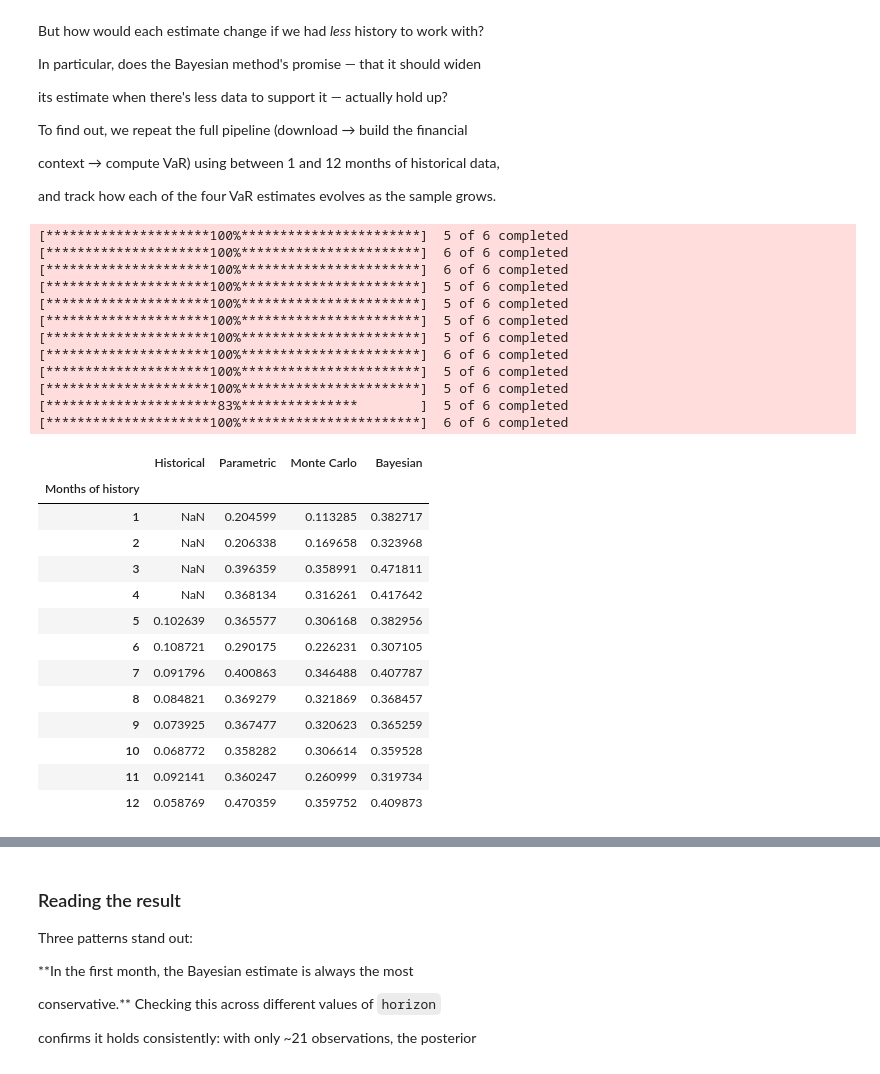
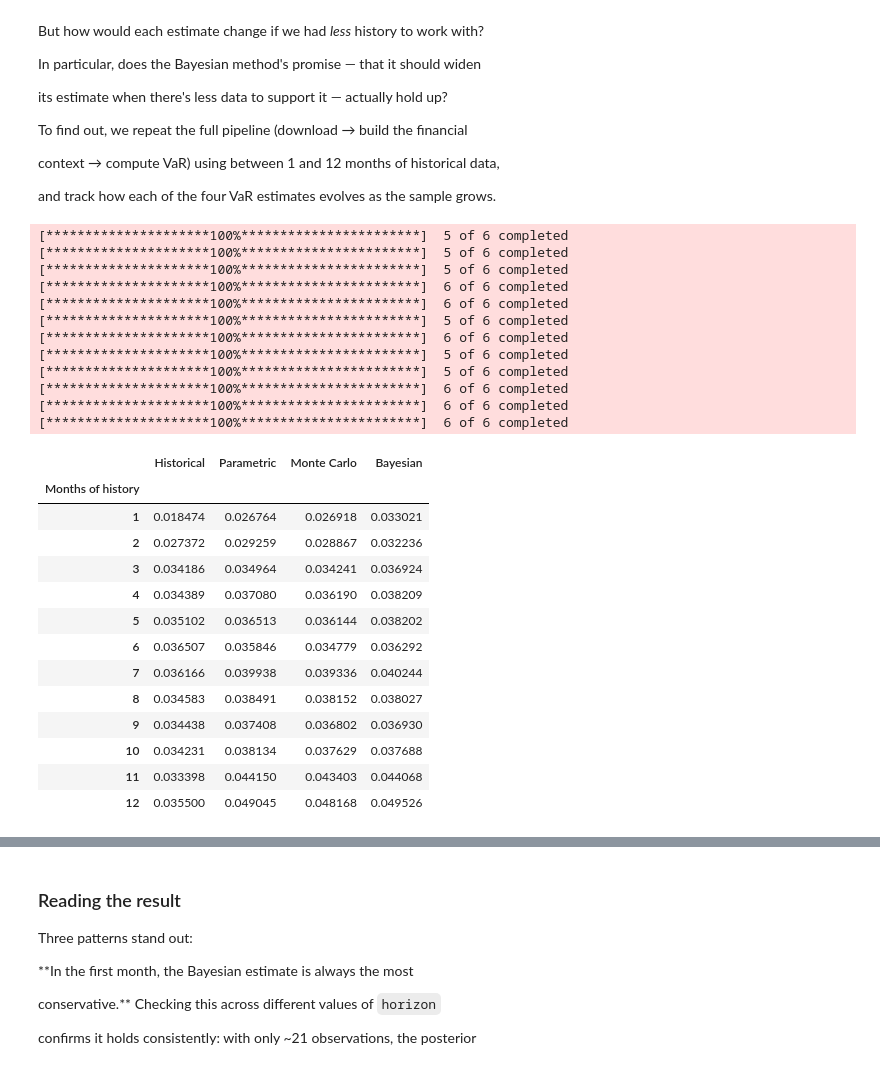
Before and after one commit to ANanniniS/VaR-computation-tools, a Jupyter notebook: notebooks/walkthrough.ipynb, the cells around one changed output, grey strips where cells are left out. Drawn from its saved outputs; the diff is of its cells as text; code cells hidden in the pictures.

```diff
--- a/notebooks/walkthrough.ipynb
+++ b/notebooks/walkthrough.ipynb
@@ -327,56 +538,56 @@ from data_loader import download_prices
 from var_methods import FinancialContext
 
 
-horizon = 100
+horizon = 1
 N = 10000
 months_range = range(1, 13)
 var_results = {"Historical": [], "Parametric": [], "Monte Carlo": [], "Bayesian": []}
 
 for m in months_range:
     period = f"{m}mo"
 
     prices_m = download_prices(period=period)
     path = f"../data/precios_{m}mo.csv"
     prices_m.to_csv(path)
 
     fc_m = FinancialContext(path)
     portfolio = np.array([25_000] * fc_m.N_tickers)
 
     var_results["Historical"].append(fc_m.historical_VaR(portfolio, horizon=horizon, verbose=False, plot=False))
     var_results["Parametric"].append(fc_m.parametric_VaR(portfolio, horizon=horizon, verbose=False, plot=False))
     var_results["Monte Carlo"].append(fc_m.montecarlo_VaR(portfolio, horizon=horizon, N=N, verbose=False, plot=False))
     var_results["Bayesian"].append(fc_m.bayesian_VaR(portfolio, horizon=horizon, N=N, verbose=False, plot=False))
 
 results_df = pd.DataFrame(var_results, index=list(months_range))
 results_df.index.name = "Months of history"
 results_df
 # %% [output]
+[*********************100%***********************]  5 of 6 completed
+[*********************100%***********************]  5 of 6 completed
 [*********************100%***********************]  5 of 6 completed
 [*********************100%***********************]  6 of 6 completed
 [*********************100%***********************]  6 of 6 completed
 [*********************100%***********************]  5 of 6 completed
-[*********************100%***********************]  5 of 6 completed
+[*********************100%***********************]  6 of 6 completed
 [*********************100%***********************]  5 of 6 completed
 [*********************100%***********************]  5 of 6 completed
 [*********************100%***********************]  6 of 6 completed
-[*********************100%***********************]  5 of 6 completed
-[*********************100%***********************]  5 of 6 completed
-[**********************83%***************        ]  5 of 6 completed
 [*********************100%***********************]  6 of 6 completed
+[*********************100%***********************]  6 of 6 completed
 |  | Historical | Parametric | Monte Carlo | Bayesian |
 | Months of history |  |  |  |  |
-| 1 | NaN | 0.204599 | 0.113285 | 0.382717 |
-| 2 | NaN | 0.206338 | 0.169658 | 0.323968 |
-| 3 | NaN | 0.396359 | 0.358991 | 0.471811 |
-| 4 | NaN | 0.368134 | 0.316261 | 0.417642 |
-| 5 | 0.102639 | 0.365577 | 0.306168 | 0.382956 |
-| 6 | 0.108721 | 0.290175 | 0.226231 | 0.307105 |
-| 7 | 0.091796 | 0.400863 | 0.346488 | 0.407787 |
-| 8 | 0.084821 | 0.369279 | 0.321869 | 0.368457 |
-| 9 | 0.073925 | 0.367477 | 0.320623 | 0.365259 |
-| 10 | 0.068772 | 0.358282 | 0.306614 | 0.359528 |
-| 11 | 0.092141 | 0.360247 | 0.260999 | 0.319734 |
-| 12 | 0.058769 | 0.470359 | 0.359752 | 0.409873 |
+| 1 | 0.018474 | 0.026764 | 0.026918 | 0.033021 |
+| 2 | 0.027372 | 0.029259 | 0.028867 | 0.032236 |
+| 3 | 0.034186 | 0.034964 | 0.034241 | 0.036924 |
+| 4 | 0.034389 | 0.037080 | 0.036190 | 0.038209 |
+| 5 | 0.035102 | 0.036513 | 0.036144 | 0.038202 |
+| 6 | 0.036507 | 0.035846 | 0.034779 | 0.036292 |
+| 7 | 0.036166 | 0.039938 | 0.039336 | 0.040244 |
+| 8 | 0.034583 | 0.038491 | 0.038152 | 0.038027 |
+| 9 | 0.034438 | 0.037408 | 0.036802 | 0.036930 |
+| 10 | 0.034231 | 0.038134 | 0.037629 | 0.037688 |
+| 11 | 0.033398 | 0.044150 | 0.043403 | 0.044068 |
+| 12 | 0.035500 | 0.049045 | 0.048168 | 0.049526 |
 # %%
 import matplotlib.pyplot as plt
 
```
Also changed, not shown: parts of 8 cells of this notebook, 2 other files.
